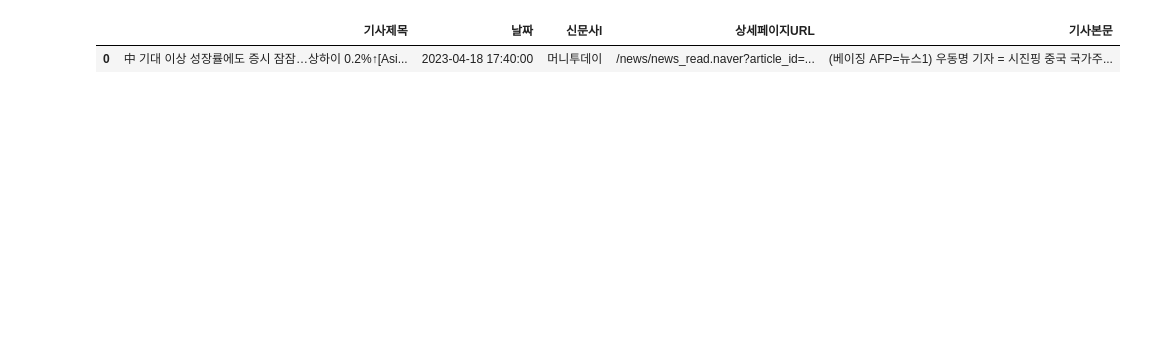
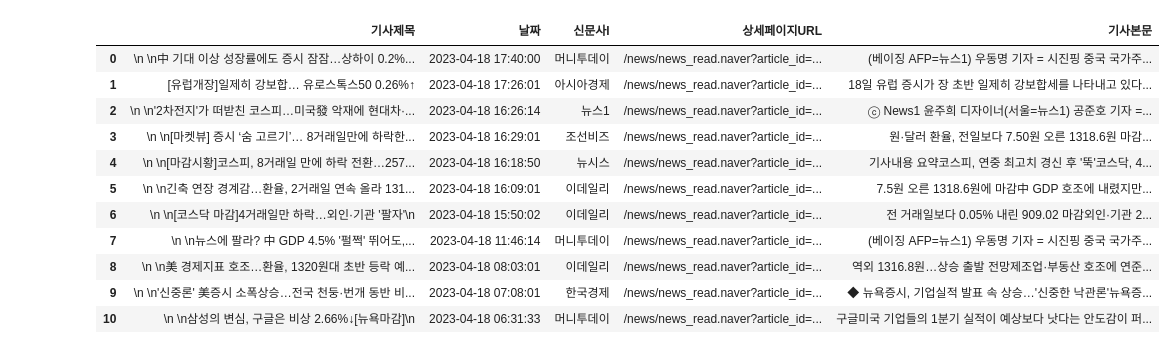
Before and after one commit to JeonJongDae/dinner_stock_AI, a Jupyter notebook: 4주차/데이터수집_과제_20230418.ipynb, the cells around one changed output. Cells and saved outputs as stored; diff of their text form; code cells hidden in the pictures; blank space fills up the shorter version.

```diff
--- a/4주차/데이터수집_과제_20230418.ipynb
+++ b/4주차/데이터수집_과제_20230418.ipynb
@@ -8,5 +8,6 @@ import requests
 url = 'https://finance.naver.com/news/mainnews.naver'
 response = requests.get(url)
 soup = BeautifulSoup(response.text, 'lxml')
-main_new=soup.findAll('div', {'class': 'mainNewsList'})
+#main_new=soup.findAll('div', {'class': 'mainNewsList'})
+main_new=soup.find_all('li', {'class':'block1'})
 main_new
@@ -16,18 +35,25 @@ date_list=[]
 company_list=[]
 url_list=[]
 doc_list = []
+cnt =0
 for news in main_new:
-    title=news.find('dd', {'class':'articleSubject'}).text.strip()
+    if cnt==1:
+        title=news.find('a').text.strip()
+        title_list.append(title)
+    else:
+        title1=news.find('dd', {'class':'articleSubject'}).text.strip()
+        title_list.append(title1)
+    cnt+=1
     date= news.find('span', {'class':'wdate'}).text
     company = news.find('span', {'class':'press'}).text
     #urladd = news.find('dt', {'class':'thumb'})
     urladd = news.find('a').get('href')
 
-    title_list.append(title)
+
     date_list.append(date)
     company_list.append(company)
     url_list.append(urladd)
-    print(urladd)
+
 df = pd.DataFrame({"기사제목": title_list, "날짜" : date_list, "신문사l": company_list, "상세페이지URL":url_list})
 df.head()
 # %% [output]
@@ -51,5 +95,15 @@ https://finance.naver.com/news/news_read.naver?article_id=0004876636&office_id=0
 # %%
-df.head()
+df.head(11)
 # %% [output]
 |  | 기사제목 | 날짜 | 신문사l | 상세페이지URL | 기사본문 |
-| 0 | 中 기대 이상 성장률에도 증시 잠잠…상하이 0.2%↑[Asi... | 2023-04-18 17:40:00 | 머니투데이 | /news/news_read.naver?article_id=... | (베이징 AFP=뉴스1) 우동명 기자 = 시진핑 중국 국가주... |
+| 0 | \n \n中 기대 이상 성장률에도 증시 잠잠…상하이 0.2%... | 2023-04-18 17:40:00 | 머니투데이 | /news/news_read.naver?article_id=... | (베이징 AFP=뉴스1) 우동명 기자 = 시진핑 중국 국가주... |
+| 1 | [유럽개장]일제히 강보합… 유로스톡스50 0.26%↑ | 2023-04-18 17:26:01 | 아시아경제 | /news/news_read.naver?article_id=... | 18일 유럽 증시가 장 초반 일제히 강보합세를 나타내고 있다... |
+| 2 | \n \n'2차전지'가 떠받친 코스피…미국發 악재에 현대차·... | 2023-04-18 16:26:14 | 뉴스1 | /news/news_read.naver?article_id=... | ⓒ News1 윤주희 디자이너(서울=뉴스1) 공준호 기자 =... |
+| 3 | \n \n[마켓뷰] 증시 ‘숨 고르기’… 8거래일만에 하락한... | 2023-04-18 16:29:01 | 조선비즈 | /news/news_read.naver?article_id=... | 원·달러 환율, 전일보다 7.50원 오른 1318.6원 마감... |
+| 4 | \n \n[마감시황]코스피, 8거래일 만에 하락 전환…257... | 2023-04-18 16:18:50 | 뉴시스 | /news/news_read.naver?article_id=... | 기사내용 요약코스피, 연중 최고치 경신 후 '뚝'코스닥, 4... |
+| 5 | \n \n긴축 연장 경계감…환율, 2거래일 연속 올라 131... | 2023-04-18 16:09:01 | 이데일리 | /news/news_read.naver?article_id=... | 7.5원 오른 1318.6원에 마감中 GDP 호조에 내렸지만... |
+| 6 | \n \n[코스닥 마감]4거래일만 하락…외인·기관 '팔자'\n | 2023-04-18 15:50:02 | 이데일리 | /news/news_read.naver?article_id=... | 전 거래일보다 0.05% 내린 909.02 마감외인·기관 2... |
+| 7 | \n \n뉴스에 팔라? 中 GDP 4.5% '펄쩍' 뛰어도,... | 2023-04-18 11:46:14 | 머니투데이 | /news/news_read.naver?article_id=... | (베이징 AFP=뉴스1) 우동명 기자 = 시진핑 중국 국가주... |
+| 8 | \n \n美 경제지표 호조…환율, 1320원대 초반 등락 예... | 2023-04-18 08:03:01 | 이데일리 | /news/news_read.naver?article_id=... | 역외 1316.8원…상승 출발 전망제조업·부동산 호조에 연준... |
+| 9 | \n \n'신중론' 美증시 소폭상승…전국 천둥·번개 동반 비... | 2023-04-18 07:08:01 | 한국경제 | /news/news_read.naver?article_id=... | ◆ 뉴욕증시, 기업실적 발표 속 상승…'신중한 낙관론'뉴욕증... |
+| 10 | \n \n삼성의 변심, 구글은 비상 2.66%↓[뉴욕마감]\n | 2023-04-18 06:31:33 | 머니투데이 | /news/news_read.naver?article_id=... | 구글미국 기업들의 1분기 실적이 예상보다 낫다는 안도감이 퍼... |
```
Also changed, not shown: parts of 3 cells of this notebook.
